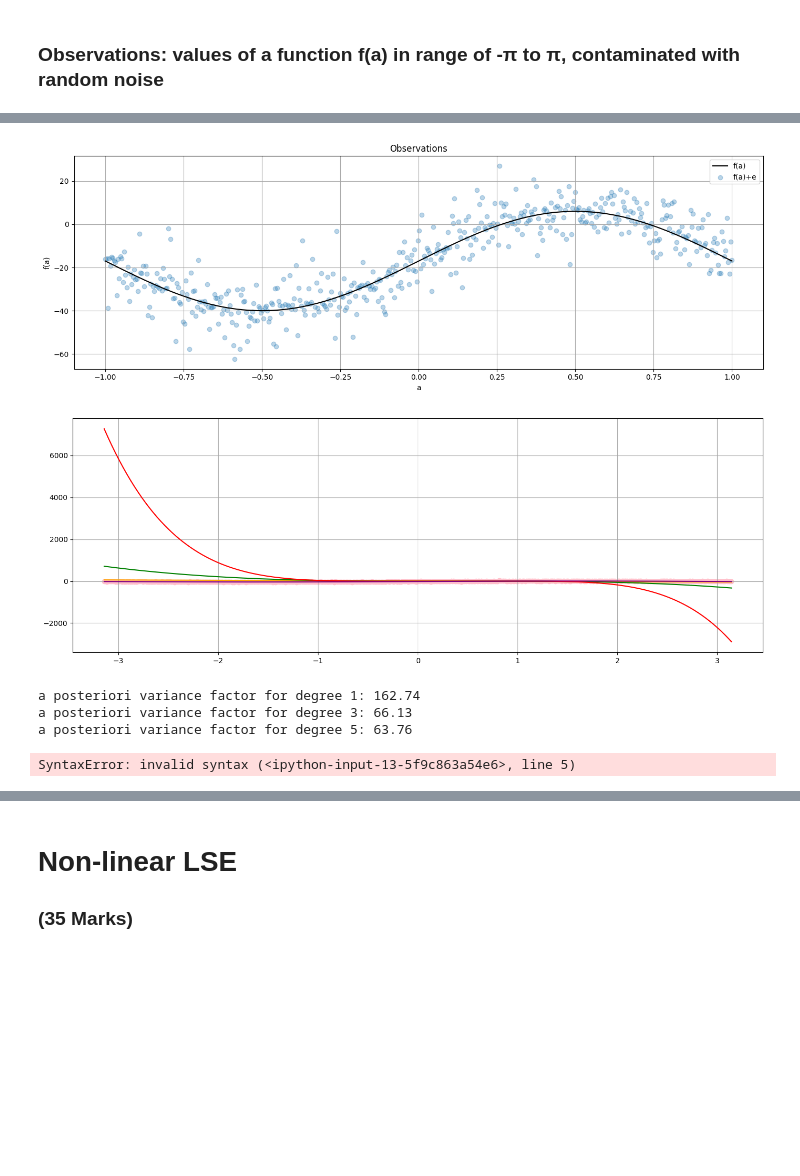
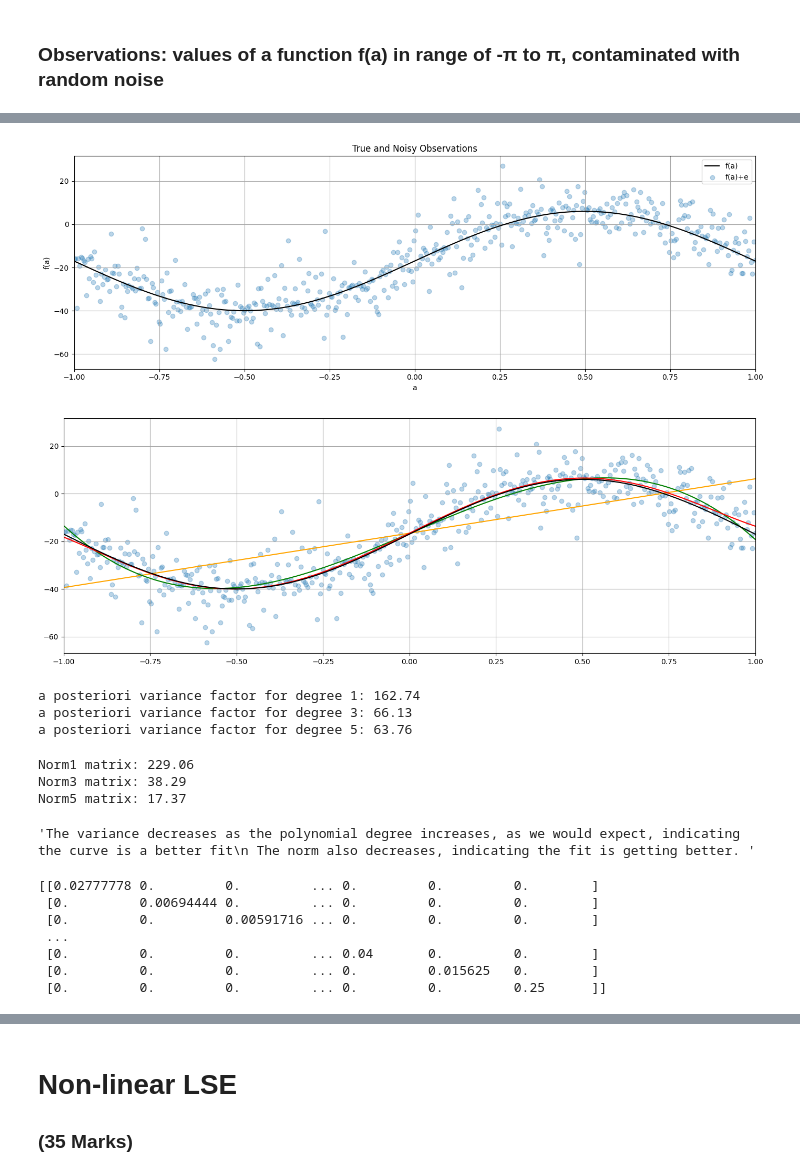
Before and after one commit to TaRa1999R/engg680_2024_fall, a Jupyter notebook: Lab_Assignment2/Assignment2.ipynb, the cells around one changed output, grey strips where cells are left out. Saved outputs shown, nothing was run; the diff lists cells and outputs as text; code cells hidden in the pictures; blank space fills up the shorter version.

Commit message:
Fixed the curves! Polyval was backwards. Also finished part 1. The covariance factor in the WLSE had to be 1/P

```diff
--- a/Lab_Assignment2/Assignment2.ipynb
+++ b/Lab_Assignment2/Assignment2.ipynb
@@ -60,8 +64,9 @@ n = len(l)
 P = np.identity(n)
 
 # define the range of function input(i.e., constants a), from start to end; and the numerical array of a
-start = -1* np.pi
-end = np.pi
+# I changed this to -1 and 1 instead of pi because it wasn't making sense later on.
+start = -1
+end = 1
 a = np.linspace(start, end, n)
 # %%
 # step 4
@@ -75,19 +80,24 @@ a = np.linspace(start, end, n)
 # (2 marks)
 
 fig, ax = plt.subplots(nrows=1, ncols=1, figsize=(14, 5))
-x=np.linspace(-1,1,500)
+
+x=np.linspace(-1,1,len(l_true))
+
 plt.plot(x,l_true,label='f(a)',color='k')
+
 plt.scatter(x,l,label='f(a)+e',color='tab:blue',marker='o',alpha=0.3)
+
 plt.legend(loc='best')
 plt.xlabel('a')
 plt.ylabel('f(a)')
-plt.title('Observations')
-# ...
+plt.title('True and Noisy Observations')
+
+plt.xlim([-1, 1])
 
 ax.grid(True, which='both',ls='-',color='0.65')
 fig.tight_layout()
 # %% [output]
-[figure, old version]
+[figure, new version]
 # %%
 # step 5
 # define a curve fitting function named fit_polynomial_curve
@@ -117,19 +127,18 @@ def fit_polynomial_curve(a: np.ndarray, l: np.ndarray, P: np.ndarray, deg: int)
         A[:, i] = a ** i
 
     #x equations
-    A_T_A_inverse=np.linalg.inv(np.dot(A.T,A))
-    A_T_l=np.dot(A.T,l)
-    x=np.dot(A_T_A_inverse,A_T_l)
+    A_T_P_A_inverse=np.linalg.inv(np.dot(np.dot(A.T,P),A))
+    A_T_P_l=np.dot(np.dot(A.T,P),l)
+    x=np.dot(A_T_P_A_inverse,A_T_P_l)
 
     #residuals
     v = l- np.dot(A, x)
 
     #apv
-    v_squared=v**2
-    apv=sum(v_squared)/(n-(deg+1))
+    apv=np.dot(np.dot(v.T, P), v) / (n - (deg + 1))
 
     #covariance
-    cov_x=apv *A_T_A_inverse
+    cov_x=apv * A_T_P_A_inverse
 
     return x, cov_x, apv, v
 # %%
@@ -144,32 +153,36 @@ x5, cov_x5, apv5, v5=fit_polynomial_curve(a,l,P,5)
 # step 7
 # use the estimated coefficients x and constants array a, construct polynomial functions for each degree
 # hint: use polyval function from numpy library (check input argument carefully)
+#yeah i had the data backwards fml
 # (1 marks)
 
-line_uw = np.polyval(x1,a)
-cubic_uw = np.polyval(x3,a)
-quintic_uw = np.polyval(x5,a)
+line_uw = np.polyval(x1[::-1],a)
+cubic_uw = np.polyval(x3[::-1],a)
+quintic_uw = np.polyval(x5[::-1],a)
 # %%
 # step 8
 # use the matplotlib to plot each polynomial function, noisy observations l, true observations l_true, together in one single figure
 # for the polynomials of line, cubic and quintic, use color of orange, green and red respectively.
 # (2 marks)
 
 fig, ax = plt.subplots(nrows=1, ncols=1, figsize=(14, 5))
+
 plt.plot(a,line_uw,color='orange')
 plt.plot(a,cubic_uw,color='green')
 plt.plot(a,quintic_uw,color='red')
-plt.scatter(a,l, color='pink')
-plt.plot(a,l_true, color='purple')
 
-# ...
+plt.scatter(a,l, color='tab:blue', marker='o',alpha=0.3)
+
+plt.plot(a,l_true, color='k')
+
+plt.xlim([-1, 1])
 
 
 ax.grid(True, which='both',ls='-',color='0.65')
 
 fig.tight_layout()
 # %% [output]
-[figure, old version]
+[figure, new version]
 # %%
 # step 9
 # print the a posteriori variance factor for each polynomial function
@@ -185,17 +198,41 @@ a posteriori variance factor for degree 5: 63.76
 # step 10
 # compute and print the norm between the predicted observations (output from each polynomial function) and the true observations
 # (3 marks)
-# ...
+
+def normCalculator(matrix):
+    delta=matrix-l_true
+    delta_squared=np.square(delta)
+    sum_delta_squared=np.sum(delta_squared)
+    norm=np.sqrt(sum_delta_squared)
+    return norm
+
+print("Norm1 matrix: %.2f" %normCalculator(line_uw))
+print("Norm3 matrix: %.2f" %normCalculator(cubic_uw))
+print("Norm5 matrix: %.2f" %normCalculator(quintic_uw))
+# %% [output]
+Norm1 matrix: 229.06
+Norm3 matrix: 38.29
+Norm5 matrix: 17.37
 # %%
 # step 11
 # comment on the results of a posterier variance factor and norm, what pattern do you observe
 # (2 marks)
-# ...
+"""The variance decreases as the polynomial degree increases, as we would expect, indicating the curve is a better fit
+ The norm also decreases, indicating the fit is getting better. """
+# %% [output]
+'The variance decreases as the polynomial degree increases, as we would expect, indicating the curve is a better fit\n The norm also decreases, indicating the fit is getting better. '
 # %%
 # step 12
 # now, let's define the P matrix with the proper weights of observation
 # use the variance of observation l_var, define P matrix
 # (1 mark)
-P = #...
+P = np.diag(1/l_var)
+print(P)
 # %% [output]
-SyntaxError: invalid syntax (<ipython-input-13-5f9c863a54e6>, line 5)
+[[0.02777778 0.         0.         ... 0.         0.         0.        ]
+ [0.         0.00694444 0.         ... 0.         0.         0.        ]
+ [0.         0.         0.00591716 ... 0.         0.         0.        ]
+ ...
+ [0.         0.         0.         ... 0.04       0.         0.        ]
+ [0.         0.         0.         ... 0.         0.015625   0.        ]
+ [0.         0.         0.         ... 0.         0.         0.25      ]]
```
Also changed, not shown: parts of 5 cells of this notebook.
